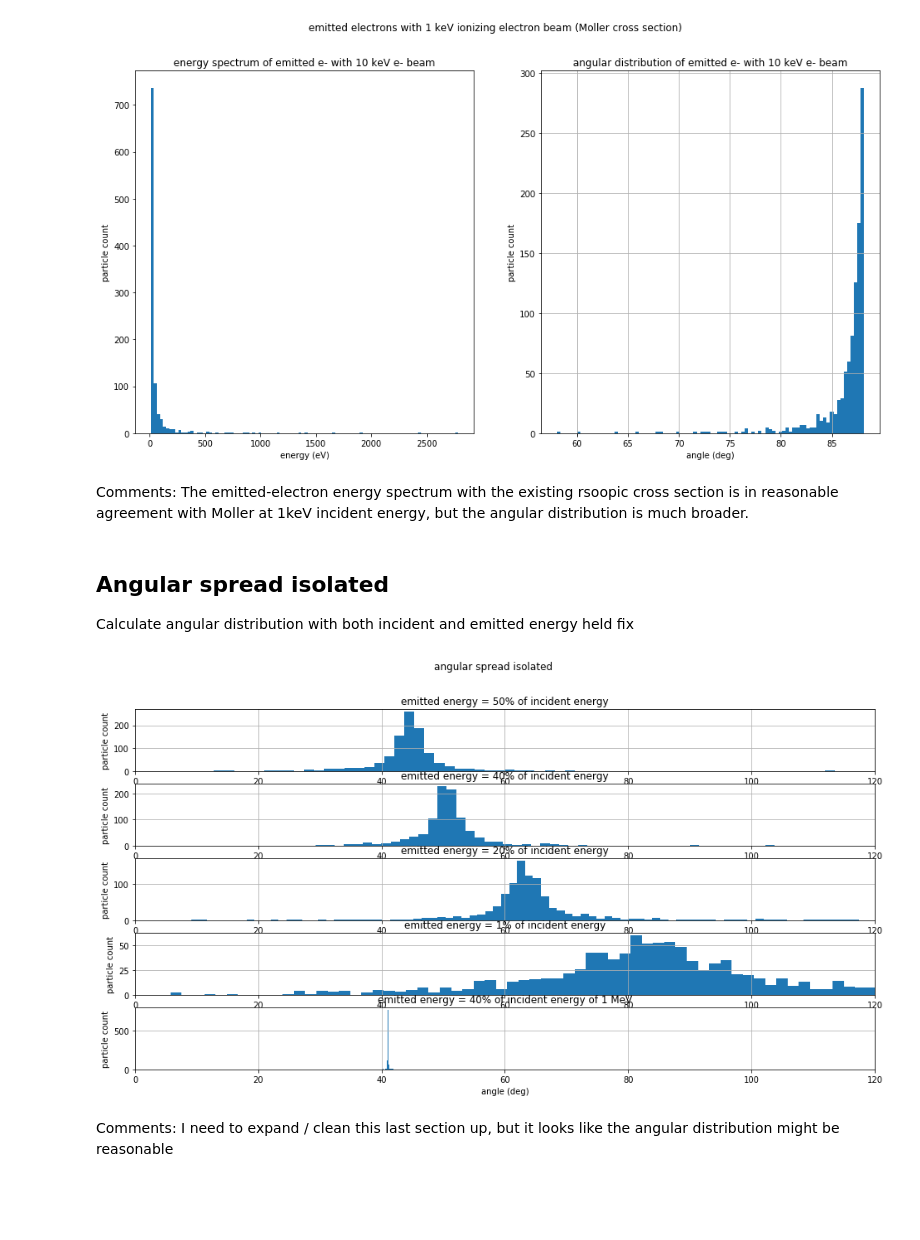
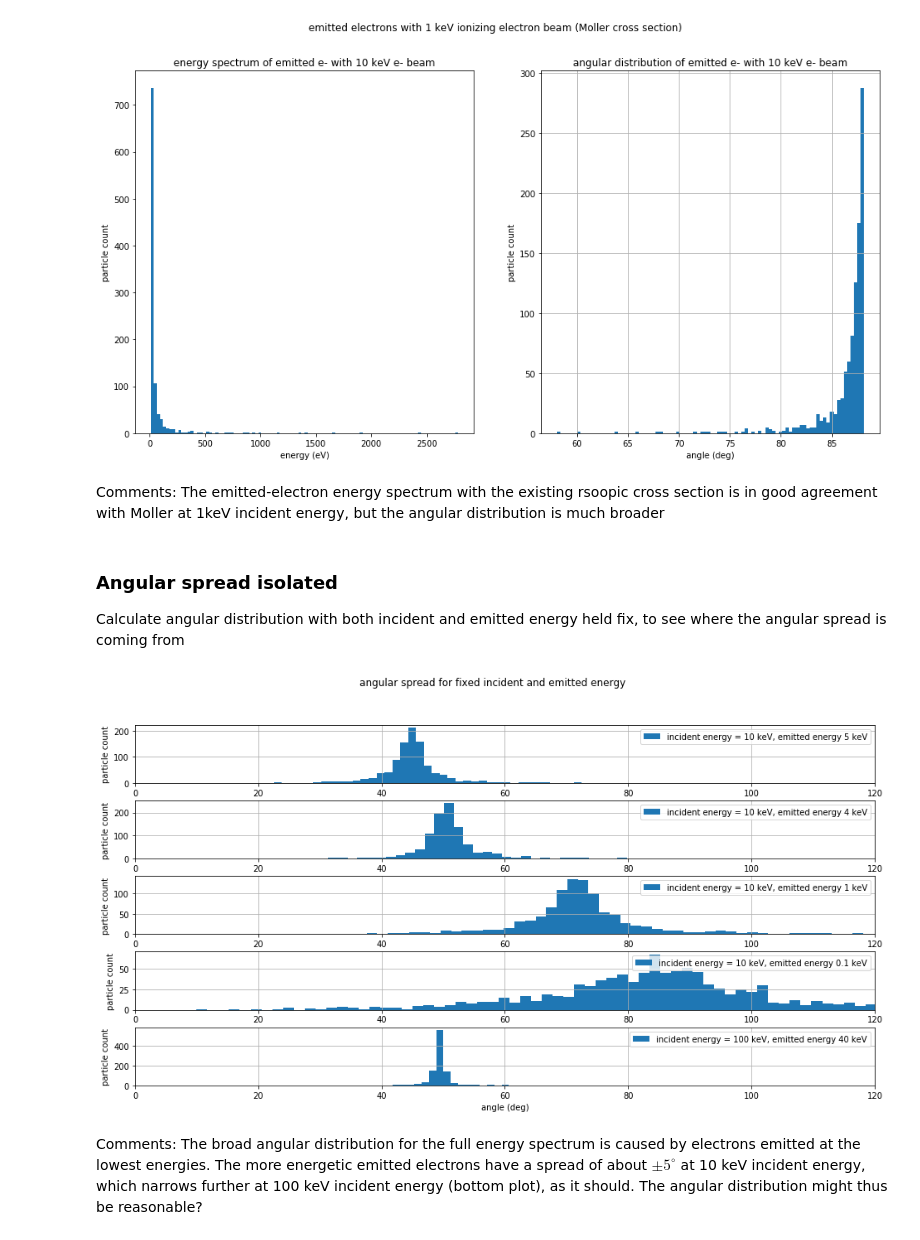
Before and after one commit to radiasoft/rswarp, a Jupyter notebook: examples/ionization/cross_section_testing.ipynb, the cells around one changed output. Saved outputs shown, nothing was run; the diff lists cells and outputs as text; code cells hidden in the pictures; blank space fills up the shorter version.

Commit message:
Updated last section on angular spread for fixed incident and emitted energy

```diff
--- a/examples/ionization/cross_section_testing.ipynb
+++ b/examples/ionization/cross_section_testing.ipynb
@@ -159,59 +159,62 @@ plt.show()
 # %% [output]
 [figure]
 # %% [markdown]
-Comments: The emitted-electron energy spectrum with the existing rsoopic cross section is in reasonable agreement with Moller at 1keV incident energy, but the angular distribution is much broader.
+Comments: The emitted-electron energy spectrum with the existing rsoopic cross section is in good agreement with Moller at 1keV incident energy, but the angular distribution is much broader
 # %% [markdown]
-## Angular spread isolated
+### Angular spread isolated
 
-Calculate angular distribution with both incident and emitted energy held fix
+Calculate angular distribution with both incident and emitted energy held fix, to see where the angular spread is coming from
 # %%
 Xsect_fig_3, axes = plt.subplots(5, 1, figsize=(16, 8))
-#print shape(axes)
-plt.suptitle('angular spread isolated')
+plt.suptitle('angular spread for fixed incident and emitted energy')
 
 angle = 180. / math.pi * h2crosssections.generateAngle(n, 0.5 * eps, eps)
-axes[0].hist(angle, 90)
-axes[0].set_title('emitted energy = 50% of incident energy')
+axes[0].hist(angle, 90, label='incident energy = 10 keV, emitted energy 5 keV')
+#axes[0].set_title('emitted energy = 50% of incident energy')
 axes[0].set_xlabel('angle (deg)')
 axes[0].set_ylabel('particle count')
 axes[0].grid(True)
 axes[0].set_xlim([0, 120])
 
 angle = 180. / math.pi * h2crosssections.generateAngle(n, 0.4 * eps, eps)
-axes[1].hist(angle, 90)
-axes[1].set_title('emitted energy = 40% of incident energy')
+axes[1].hist(angle, 90, label='incident energy = 10 keV, emitted energy 4 keV')
+#axes[1].set_title('emitted energy = 40% of incident energy')
 axes[1].set_xlabel('angle (deg)')
 axes[1].set_ylabel('particle count')
 axes[1].grid(True)
 axes[1].set_xlim([0, 120])
 
-angle = 180. / math.pi * h2crosssections.generateAngle(n, 0.2 * eps, eps)
-axes[2].hist(angle, 90)
-axes[2].set_title('emitted energy = 20% of incident energy')
+angle = 180. / math.pi * h2crosssections.generateAngle(n, 0.1 * eps, eps)
+axes[2].hist(angle, 90, label='incident energy = 10 keV, emitted energy 1 keV')
+#axes[2].set_title('emitted energy = 20% of incident energy')
 axes[2].set_xlabel('angle (deg)')
 axes[2].set_ylabel('particle count')
 axes[2].grid(True)
 axes[2].set_xlim([0, 120])
 
 angle = 180. / math.pi * h2crosssections.generateAngle(n, 0.01 * eps, eps)
-axes[3].hist(angle, 90)
-axes[3].set_title('emitted energy = 1% of incident energy')
+axes[3].hist(angle, 90, label='incident energy = 10 keV, emitted energy 0.1 keV')
+#axes[3].set_title('emitted energy = 1% of incident energy')
 axes[3].set_xlabel('angle (deg)')
 axes[3].set_ylabel('particle count')
 axes[3].grid(True)
 axes[3].set_xlim([0, 120])
 
-angle = 180. / math.pi * h2crosssections.generateAngle(n, 40. * eps, 100. * eps)
-axes[4].hist(angle, 90)
-axes[4].set_title('emitted energy = 40% of incident energy of 1 MeV')
+angle = 180. / math.pi * h2crosssections.generateAngle(n, 4. * eps, 10. * eps)
+axes[4].hist(angle, 90, label='incident energy = 100 keV, emitted energy 40 keV')
+#axes[4].set_title('emitted energy = 40% of incident energy of 1 MeV')
 axes[4].set_xlabel('angle (deg)')
 axes[4].set_ylabel('particle count')
 axes[4].grid(True)
 axes[4].set_xlim([0, 120])
 
+# increase the vertical spacing between plots
+plt.subplots_adjust(hspace=0.3)
+for i in range(5):
+    axes[i].legend(loc = 'upper right')
 plt.savefig('Xsect_analysis3.png')
 plt.show()
 # %% [output]
-[figure, old version]
+[figure, new version]
-# %% [markdown]
-Comments: I need to expand / clean this last section up, but it looks like the angular distribution might be reasonable
+# %% [markdown]
+Comments: The broad angular distribution for the full energy spectrum is caused by electrons emitted at the lowest energies. The more energetic emitted electrons have a spread of about $\pm 5^{\circ}$ at 10 keV incident energy, which narrows further at 100 keV incident energy (bottom plot), as it should. The angular distribution might thus be reasonable?
```
Also changed, not shown: parts of 2 cells of this notebook.
